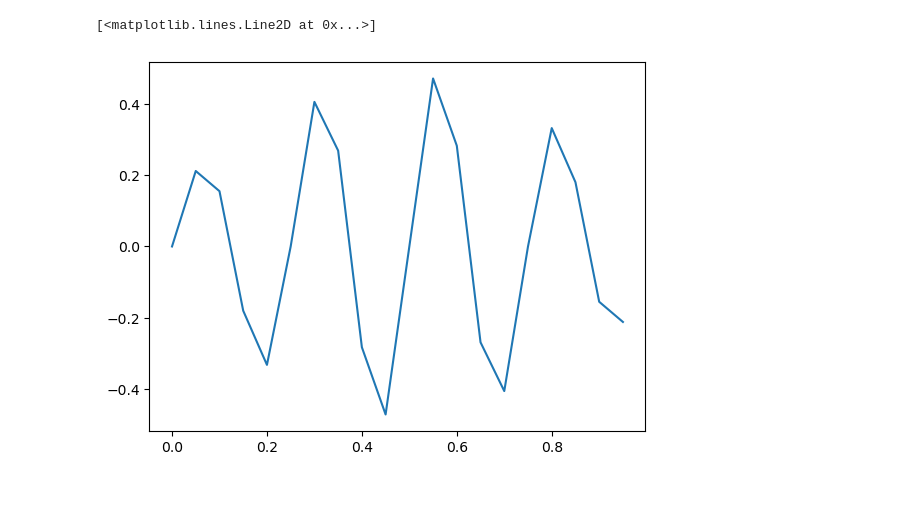
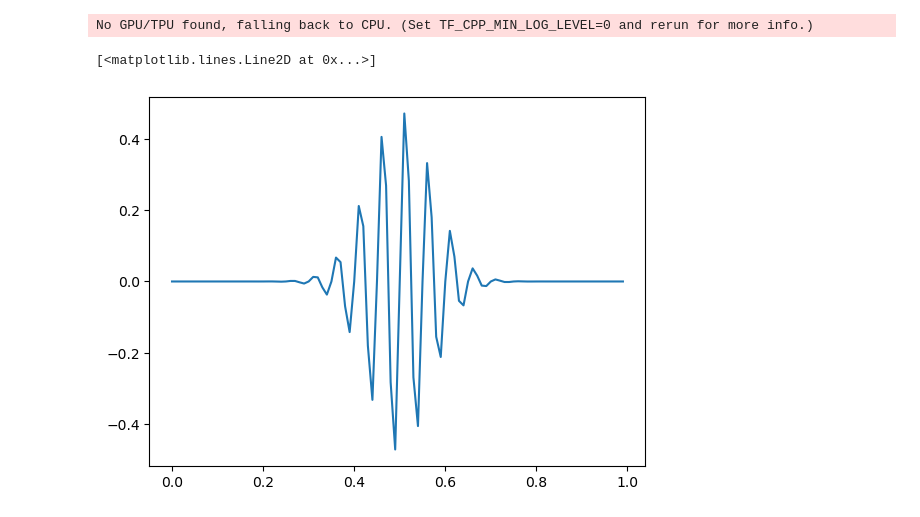
Before and after one commit to dominika-zieba/VI, a Jupyter notebook: sine_gaussian_jax.ipynb, the cells around one changed output. Drawn from its saved outputs; the diff is of its cells as text; code cells hidden in the pictures.

```diff
--- a/sine_gaussian_jax.ipynb
+++ b/sine_gaussian_jax.ipynb
@@ -36,7 +36,7 @@ config.update("jax_enable_x64", True)
 # %%
 f_min = 0. #minimum frequency cut-off
 T = 1.  #data segment duration (8 seconds)
-Fs = 20. #samplingfrequency  (Hz)
+Fs = 100. #samplingfrequency  (Hz)
 #t_start = 1126259446. #strain data segment start time
 t_start=0.
 # since signals are generated in frequency domain this time is only used for calculating time dealys and hence is set to t_coalsecence
@@ -70,18 +59,19 @@ def simulate_fd_sine_gaussian_waveform_matrix(A, t0, f0, tau, times, fmin, df):
 # %%
 f0 = 4.
 true_params = dict(
         A=0.5,
         t0=0.5,
-        f0=4.,
-        tau=2./f0,
-        ra=0.5,
-        dec=0.5,
-        psi=0.5)
+        f0=20.,
+        tau=1/10,
+        ra=jnp.atleast_1d(0.5),
+        dec=jnp.atleast_1d(0.5),
+        psi=jnp.atleast_1d(0.5))
 
 #simulate signal
 hp, hc = simulate_fd_sine_gaussian_waveform(true_params['A'], true_params['t0'], true_params['f0'], true_params['tau'], H1_d.times, f_min,H1_d.df)
 hct = jnp.fft.irfft(hc)
 pl.plot(H1_d.times,hct)
 # %% [output]
-[<matplotlib.lines.Line2D at 0x...>]
+No GPU/TPU found, falling back to CPU. (Set TF_CPP_MIN_LOG_LEVEL=0 and rerun for more info.)
+[<matplotlib.lines.Line2D at 0x...>]
-[figure, old version]
+[figure, new version]
```
Also changed, not shown: parts of 30 cells of this notebook.
